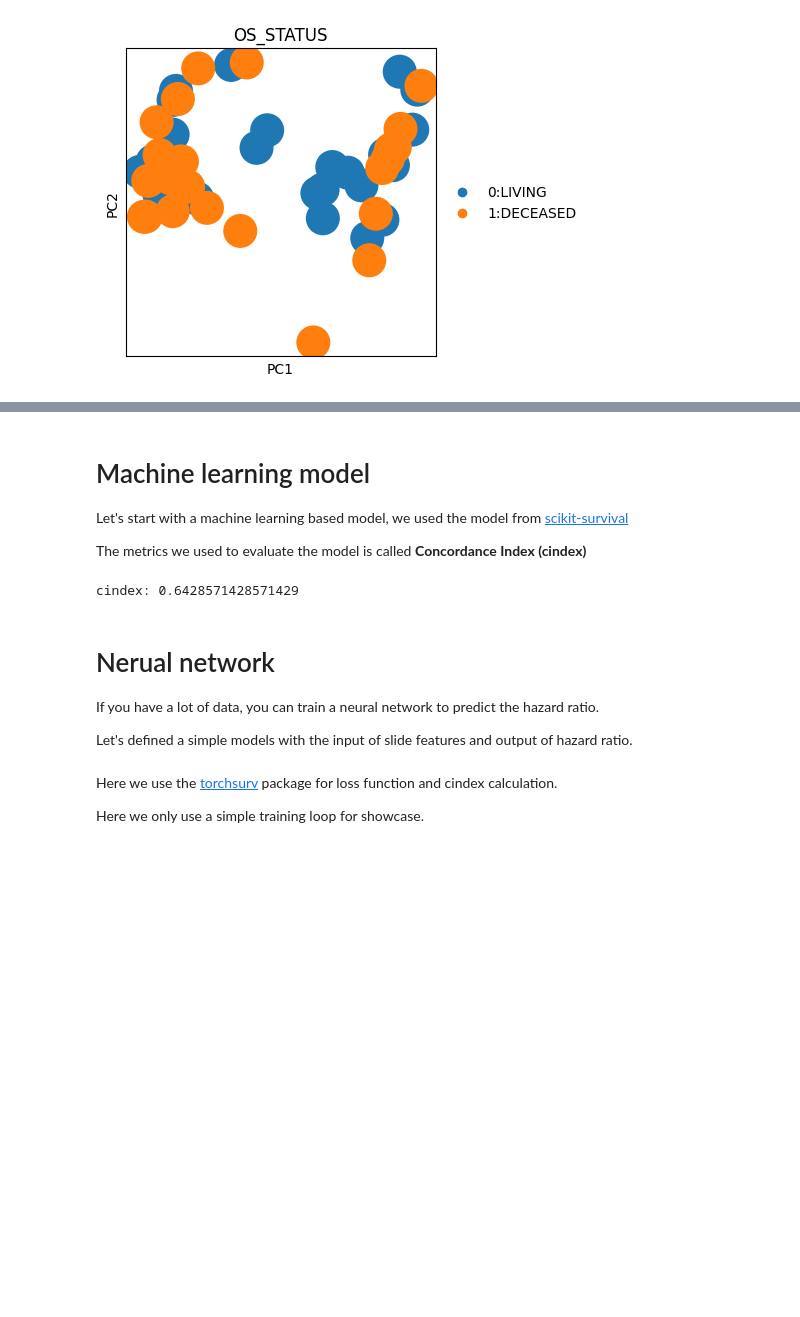
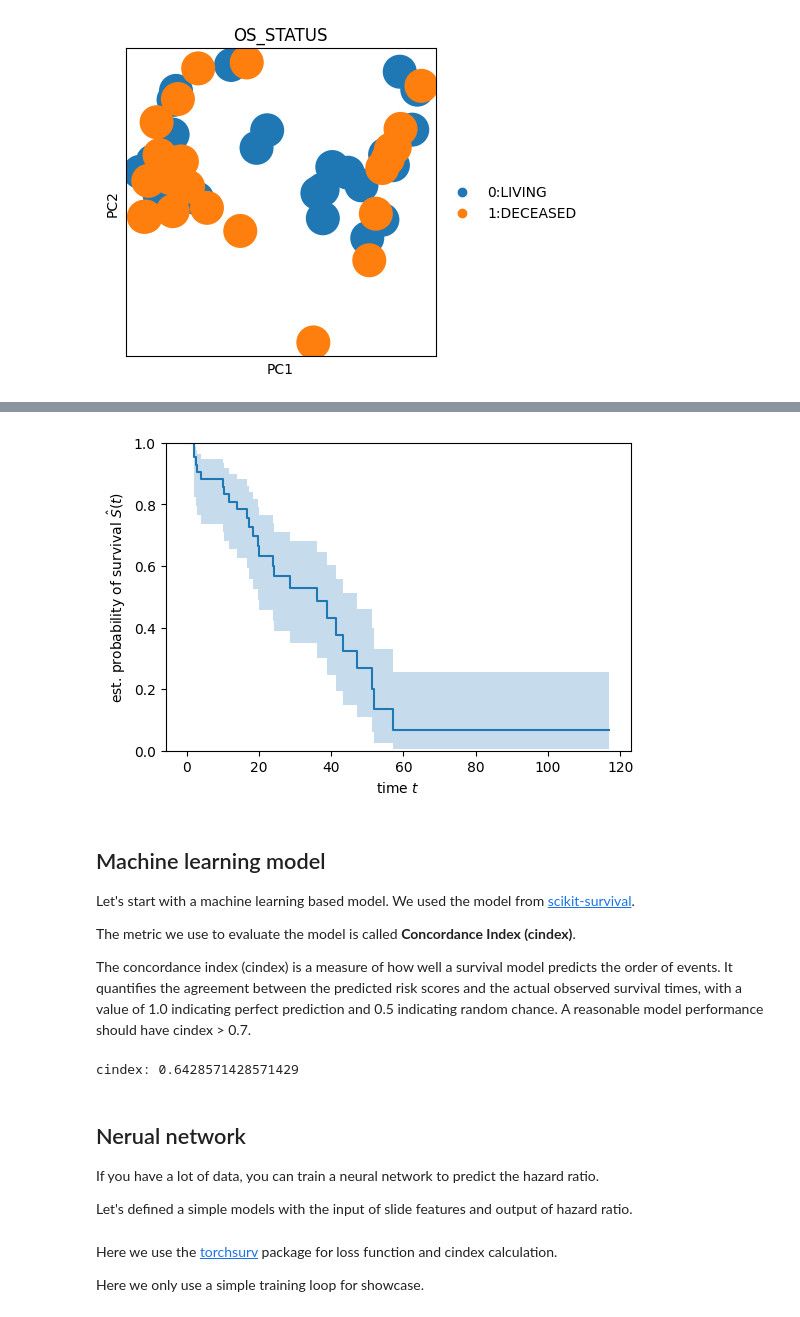
Before and after one commit to rendeirolab/lazyslide-tutorials, a Jupyter notebook: tutorials/survival_prediction.ipynb, the cells around one changed output, grey strips where cells are left out. Drawn from its saved outputs; the diff is of its cells as text; code cells hidden in the pictures; blank space fills up the shorter version.

Commit message:
Add kmplot and explanation on cindex

```diff
--- a/tutorials/survival_prediction.ipynb
+++ b/tutorials/survival_prediction.ipynb
@@ -121,9 +130,26 @@ sc.pl.pca(adata, color="OS_STATUS")
+# %%
+import matplotlib.pyplot as plt
+
+from sksurv.nonparametric import kaplan_meier_estimator
+
+time, survival_prob, conf_int = kaplan_meier_estimator(
+    adata.obs["status"], adata.obs["OS_MONTHS"], conf_type="log-log"
+)
+with plt.rc_context({"figure.figsize": (6, 4)}):
+    plt.step(time, survival_prob, where="post")
+    plt.fill_between(time, conf_int[0], conf_int[1], alpha=0.25, step="post")
+    plt.ylim(0, 1)
+    plt.ylabel(r"est. probability of survival $\hat{S}(t)$")
+    plt.xlabel("time $t$")
+# %% [output]
+[figure, added]
 # %% [markdown]
-# Machine learning model
+## Machine learning model
+Let's start with a machine learning based model. We used the model from [scikit-survival](https://scikit-survival.readthedocs.io/en/stable/).
 
-Let's start with a machine learning based model, we used the model from [scikit-survival](https://scikit-survival.readthedocs.io/en/stable/)
+The metric we use to evaluate the model is called **Concordance Index (cindex)**.
 
-The metrics we used to evaluate the model is called **Concordance Index (cindex)**
+The concordance index (cindex) is a measure of how well a survival model predicts the order of events. It quantifies the agreement between the predicted risk scores and the actual observed survival times, with a value of 1.0 indicating perfect prediction and 0.5 indicating random chance. A reasonable model performance should have cindex > 0.7.
 # %%
 from sksurv.linear_model import CoxnetSurvivalAnalysis
 from sklearn.model_selection import train_test_split
@@ -143,7 +171,7 @@ print("cindex:", model.score(X_test, y_test))
 # %% [output]
 cindex: 0.6428571428571429
 # %% [markdown]
-# Nerual network
+## Nerual network
 
 If you have a lot of data, you can train a neural network to predict the hazard ratio.
 
```
Also changed, not shown: parts of 5 cells of this notebook.
